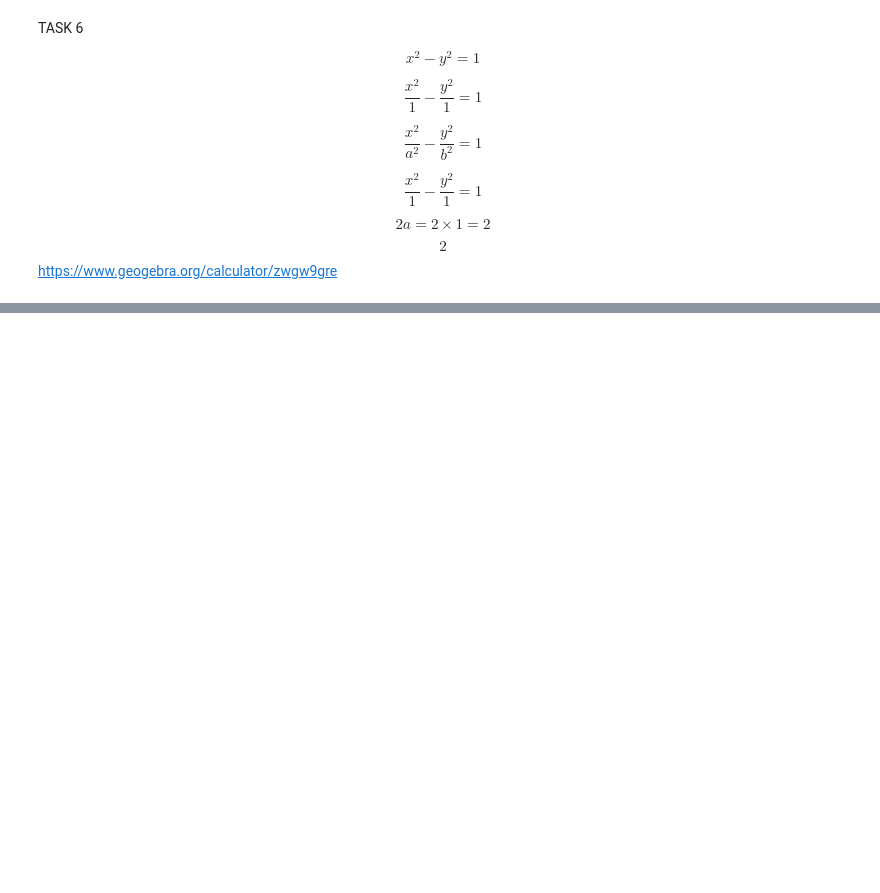
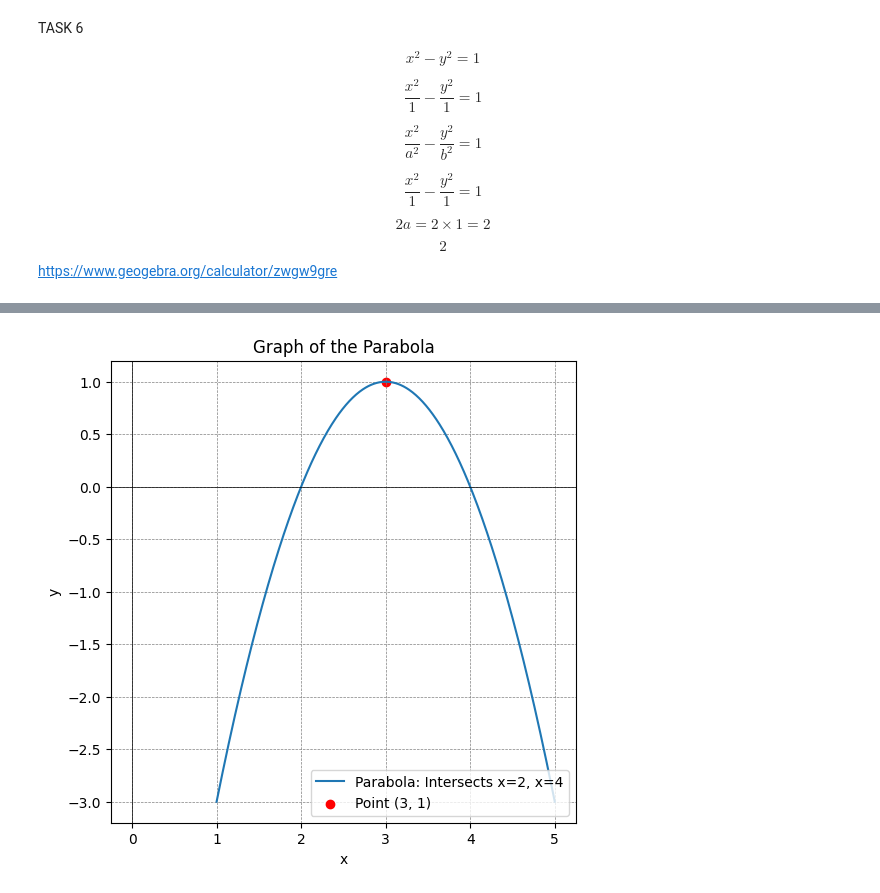
Before and after one commit to HafizYuzbasov/Math-2024-25-Winter, a Jupyter notebook: Notebooks_EN/02_Analytic_Geometry/06_Conic_Curves/Conic_Curves_exercise.ipynb, the cells around one changed output, grey strips where cells are left out. Cells and saved outputs as stored; diff of their text form; code cells hidden in the pictures; blank space fills up the shorter version.

```diff
--- a/Notebooks_EN/02_Analytic_Geometry/06_Conic_Curves/Conic_Curves_exercise.ipynb
+++ b/Notebooks_EN/02_Analytic_Geometry/06_Conic_Curves/Conic_Curves_exercise.ipynb
@@ -432,0 +471,21 @@ https://www.geogebra.org/calculator/zwgw9gre
+# %%
+def plot_parabola():
+    x_vals = np.linspace(1, 5, 500)
+    a = -1  # From calculations
+    parabola_y = a * (x_vals - 2) * (x_vals - 4)
+
+    plt.figure(figsize=(6, 6))
+    plt.plot(x_vals, parabola_y, label="Parabola: Intersects x=2, x=4")
+    plt.scatter(3, 1, color='red', label="Point (3, 1)")
+    plt.axhline(0, color='black', linewidth=0.5)
+    plt.axvline(0, color='black', linewidth=0.5)
+    plt.grid(color='gray', linestyle='--', linewidth=0.5)
+    plt.legend()
+    plt.title("Graph of the Parabola")
+    plt.xlabel("x")
+    plt.ylabel("y")
+    plt.show()
+
+plot_parabola()
+# %% [output]
+[figure, added]
```
Also changed, not shown: parts of 5 cells of this notebook.
